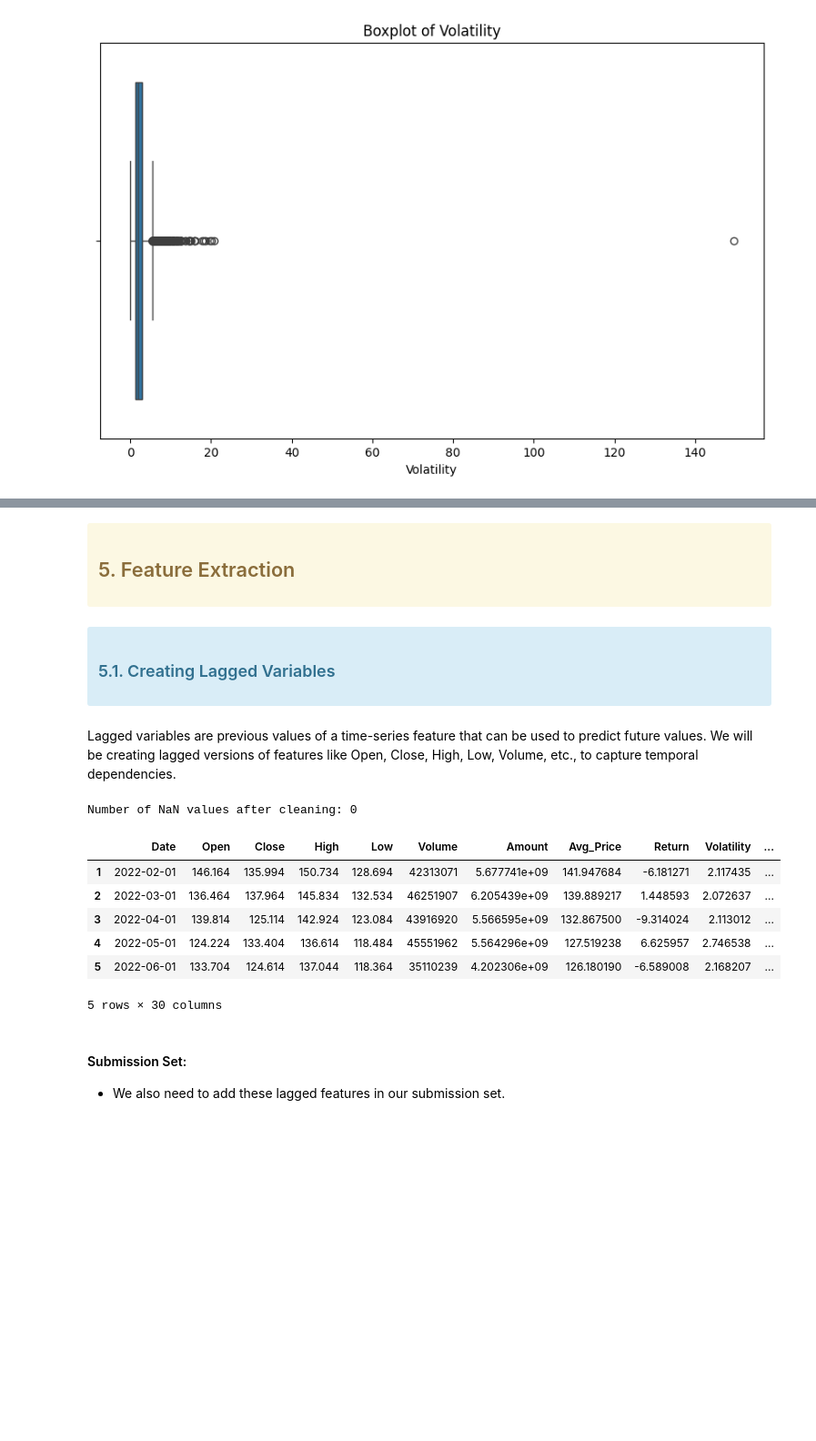
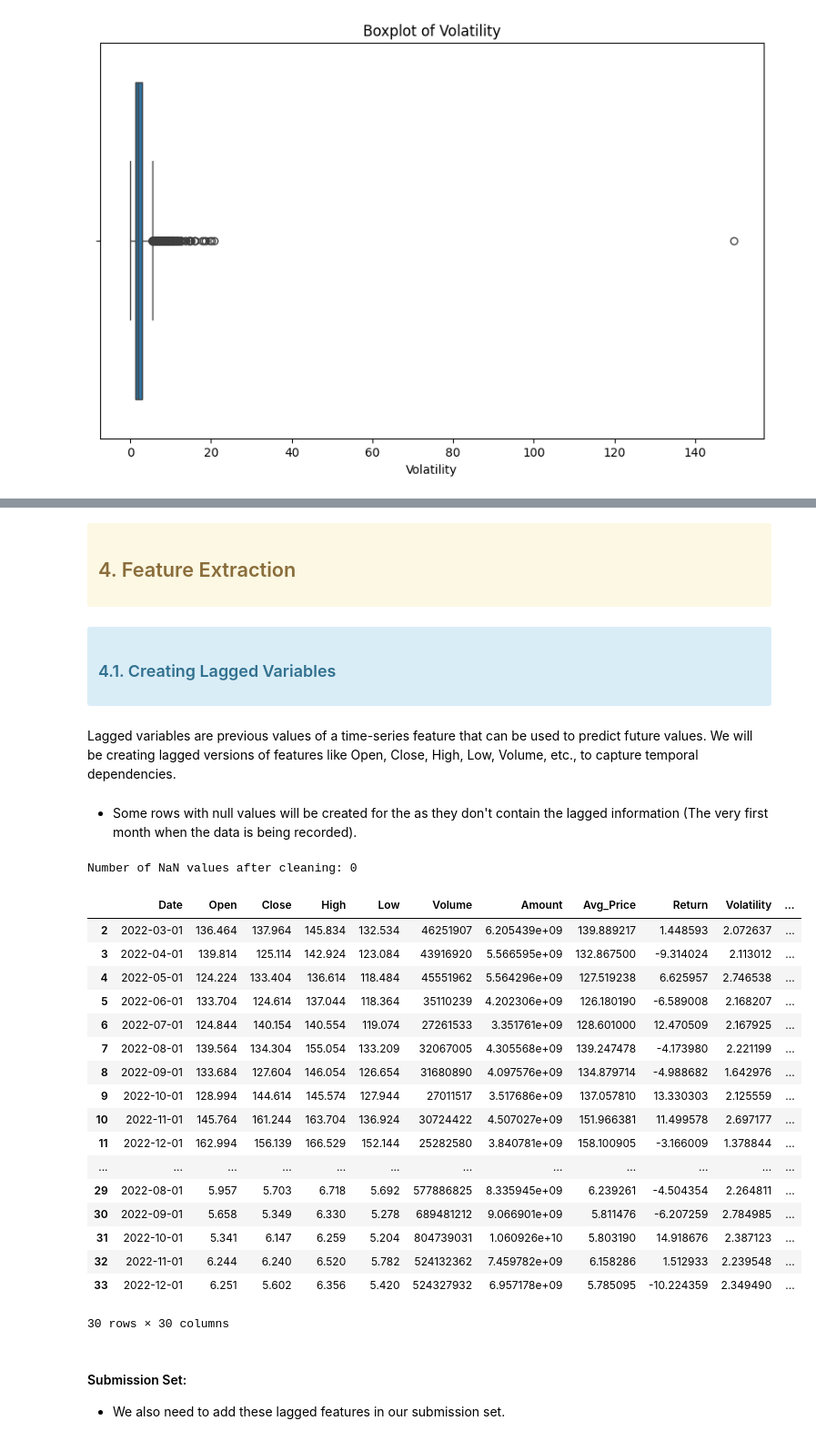
Before and after one commit to Billz942/Mining-Knowledge-from-Data, a Jupyter notebook: Elahi_34200223.ipynb, the cells around one changed output, grey strips where cells are left out. Shown at 91% size. Drawn from its saved outputs; the diff is of its cells as text; code cells hidden in the pictures; blank space fills up the shorter version.

```diff
--- a/Elahi_34200223.ipynb
+++ b/Elahi_34200223.ipynb
@@ -379,14 +406,14 @@ data_1.describe()
 # %% [markdown]
 <div class="alert alert-block alert-warning">
 
-## 5. Feature Extraction  <a class="anchor" name="feature_ext"></a>
+## 4. Feature Extraction  <a class="anchor" name="feature_ext"></a>
 
 </div>
 # %% [markdown]
 
 <div class="alert alert-block alert-info">
 
-### 5.1. Creating Lagged Variables <a class="anchor" name="lagged"></a>
+### 4.1. Creating Lagged Variables <a class="anchor" name="lagged"></a>
 # %% [markdown]
 Lagged variables are previous values of a time-series feature that can be used to predict future values. We will be creating lagged versions of features like Open, Close, High, Low, Volume, etc., to capture temporal dependencies.
 # %%
@@ -396,28 +423,42 @@ warnings.filterwarnings('ignore')
 # Creating lagged features for the trading data
 lagged_features = ['Open', 'Close', 'High', 'Low', 'Volume', 'Amount', 'Avg_Price', 'Return']
 
-# Create lagged features for each stock separately
+# Creating lag1 and lag2 features for each stock separately
 for feature in lagged_features:
-    data_1[f'{feature}_lag1'] = data_1.groupby('Stock')[feature].shift(1)
+    # Creating lag2 (2 months back)
+    data_1[f'{feature}_lag2'] = data_1.groupby('Stock')[feature].shift(2)
+# %% [markdown]
+- Some rows with null values will be created for the as they don't contain the lagged information (The very first month when the data is being recorded).
 # %%
 # Drop rows with any NaN values
 data_cleaned = data_1.dropna()
 
 # Verify that all NaN values have been removed
 nan_count_after = data_cleaned.isna().sum().sum()
 print(f'Number of NaN values after cleaning: {nan_count_after}')
 
 # Display the cleaned dataset
-data_cleaned.head()
+data_cleaned.head(30)
 # %% [output]
 Number of NaN values after cleaning: 0
 |  | Date | Open | Close | High | Low | Volume | Amount | Avg_Price | Return | Volatility | ... |
-| 1 | 2022-02-01 | 146.164 | 135.994 | 150.734 | 128.694 | 42313071 | 5.677741e+09 | 141.947684 | -6.181271 | 2.117435 | ... |
 | 2 | 2022-03-01 | 136.464 | 137.964 | 145.834 | 132.534 | 46251907 | 6.205439e+09 | 139.889217 | 1.448593 | 2.072637 | ... |
 | 3 | 2022-04-01 | 139.814 | 125.114 | 142.924 | 123.084 | 43916920 | 5.566595e+09 | 132.867500 | -9.314024 | 2.113012 | ... |
 | 4 | 2022-05-01 | 124.224 | 133.404 | 136.614 | 118.484 | 45551962 | 5.564296e+09 | 127.519238 | 6.625957 | 2.746538 | ... |
 | 5 | 2022-06-01 | 133.704 | 124.614 | 137.044 | 118.364 | 35110239 | 4.202306e+09 | 126.180190 | -6.589008 | 2.168207 | ... |
+| 6 | 2022-07-01 | 124.844 | 140.154 | 140.554 | 119.074 | 27261533 | 3.351761e+09 | 128.601000 | 12.470509 | 2.167925 | ... |
+| 7 | 2022-08-01 | 139.564 | 134.304 | 155.054 | 133.209 | 32067005 | 4.305568e+09 | 139.247478 | -4.173980 | 2.221199 | ... |
+| 8 | 2022-09-01 | 133.684 | 127.604 | 146.054 | 126.654 | 31680890 | 4.097576e+09 | 134.879714 | -4.988682 | 1.642976 | ... |
+| 9 | 2022-10-01 | 128.994 | 144.614 | 145.574 | 127.944 | 27011517 | 3.517686e+09 | 137.057810 | 13.330303 | 2.125559 | ... |
+| 10 | 2022-11-01 | 145.764 | 161.244 | 163.704 | 136.924 | 30724422 | 4.507027e+09 | 151.966381 | 11.499578 | 2.697177 | ... |
+| 11 | 2022-12-01 | 162.994 | 156.139 | 166.529 | 152.144 | 25282580 | 3.840781e+09 | 158.100905 | -3.166009 | 1.378844 | ... |
+| ... | ... | ... | ... | ... | ... | ... | ... | ... | ... | ... | ... |
+| 29 | 2022-08-01 | 5.957 | 5.703 | 6.718 | 5.692 | 577886825 | 8.335945e+09 | 6.239261 | -4.504354 | 2.264811 | ... |
+| 30 | 2022-09-01 | 5.658 | 5.349 | 6.330 | 5.278 | 689481212 | 9.066901e+09 | 5.811476 | -6.207259 | 2.784985 | ... |
+| 31 | 2022-10-01 | 5.341 | 6.147 | 6.259 | 5.204 | 804739031 | 1.060926e+10 | 5.803190 | 14.918676 | 2.387123 | ... |
+| 32 | 2022-11-01 | 6.244 | 6.240 | 6.520 | 5.782 | 524132362 | 7.459782e+09 | 6.158286 | 1.512933 | 2.239548 | ... |
+| 33 | 2022-12-01 | 6.251 | 5.602 | 6.356 | 5.420 | 524327932 | 6.957178e+09 | 5.785095 | -10.224359 | 2.349490 | ... |
-5 rows × 30 columns
+30 rows × 30 columns
 # %% [markdown]
 #### Submission Set:
 
```
Also changed, not shown: parts of 118 cells of this notebook, 9 other files.
